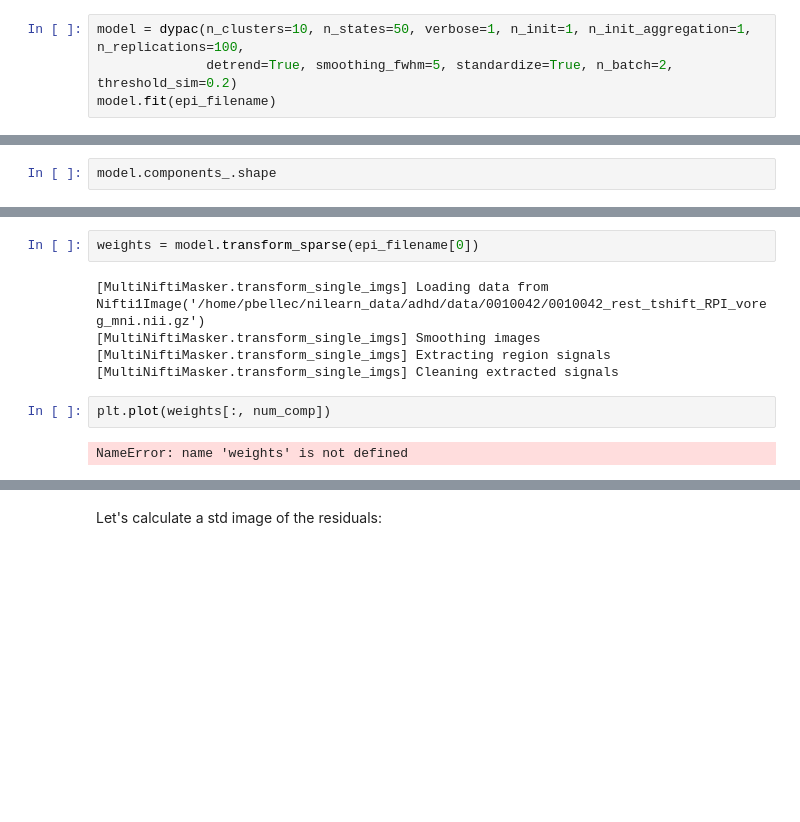
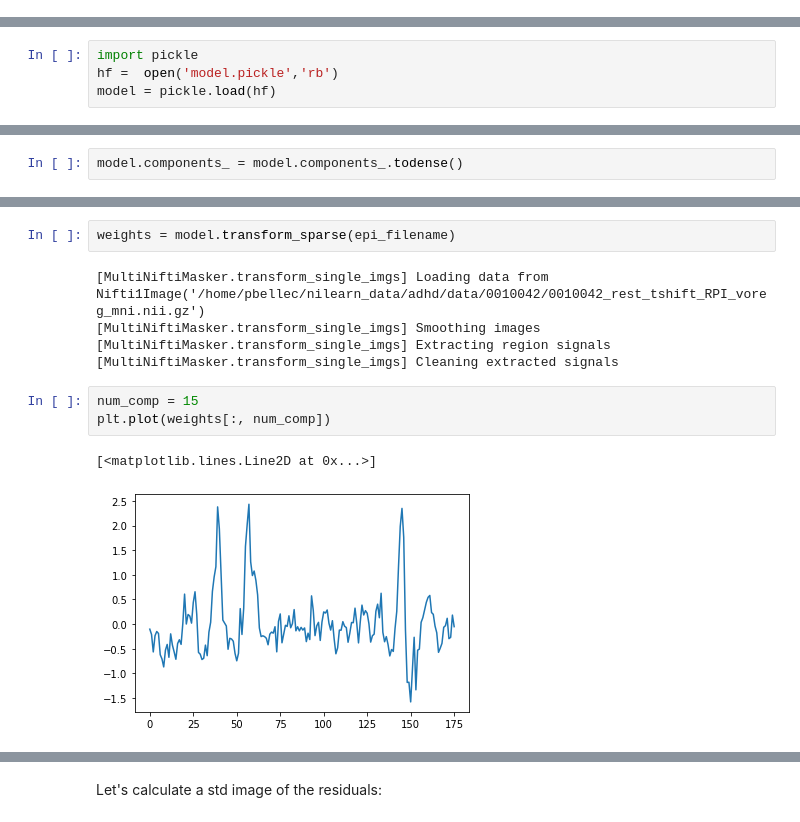
Before and after one commit to htwangtw/dypac, a Jupyter notebook: examples/dypac_fmri_compression.ipynb, the cells around one changed output, grey strips where cells are left out. Cells and saved outputs as stored; diff of their text form; blank space fills up the shorter version.

Commit message:
Separeted the notebook examples in model generation, and embedding/compression.

```diff
--- a/examples/dypac_fmri_compression.ipynb
+++ b/examples/dypac_fmri_compression.ipynb
@@ -17,4 +17,0 @@ epi_filename = adhd_dataset.func
-# %%
-model = dypac(n_clusters=10, n_states=50, verbose=1, n_init=1, n_init_aggregation=1, n_replications=100,
-              detrend=True, smoothing_fwhm=5, standardize=True, n_batch=2, threshold_sim=0.2)
-model.fit(epi_filename)
@@ -76,3 +18,7 @@ dypac(detrend=True, high_pass=None, low_pass=None, mask=None, mask_args=None,
+# %%
+import pickle
+hf =  open('model.pickle','rb')
+model = pickle.load(hf)
 # %%
 model.components_.shape
 # %% [output]
@@ -86,2 +26,2 @@ plotting.view_img(comp, threshold=0.1, vmax=1, title="Dwell time: {dt}".format(d
 # %%
-model.components_.shape
+model.components_ = model.components_.todense()
@@ -95,16 +33,18 @@ tseries = model.masker_.transform(epi_filename[0])
 [MultiNiftiMasker.transform_single_imgs] Extracting region signals
 [MultiNiftiMasker.transform_single_imgs] Cleaning extracted signals
 # %%
-weights = model.transform_sparse(epi_filename[0])
+weights = model.transform_sparse(epi_filename)
 # %% [output]
 [MultiNiftiMasker.transform_single_imgs] Loading data from Nifti1Image('/home/pbellec/nilearn_data/adhd/data/0010042/0010042_rest_tshift_RPI_voreg_mni.nii.gz')
 [MultiNiftiMasker.transform_single_imgs] Smoothing images
 [MultiNiftiMasker.transform_single_imgs] Extracting region signals
 [MultiNiftiMasker.transform_single_imgs] Cleaning extracted signals
 # %%
+num_comp = 15
 plt.plot(weights[:, num_comp])
 # %% [output]
-NameError: name 'weights' is not defined
+[<matplotlib.lines.Line2D at 0x...>]
+[figure, added]
 # %%
 num_t = 50
 img = model.masker_.inverse_transform(tseries[num_t,:])
```
Also changed, not shown: parts of 12 cells of this notebook, 2 other files.
